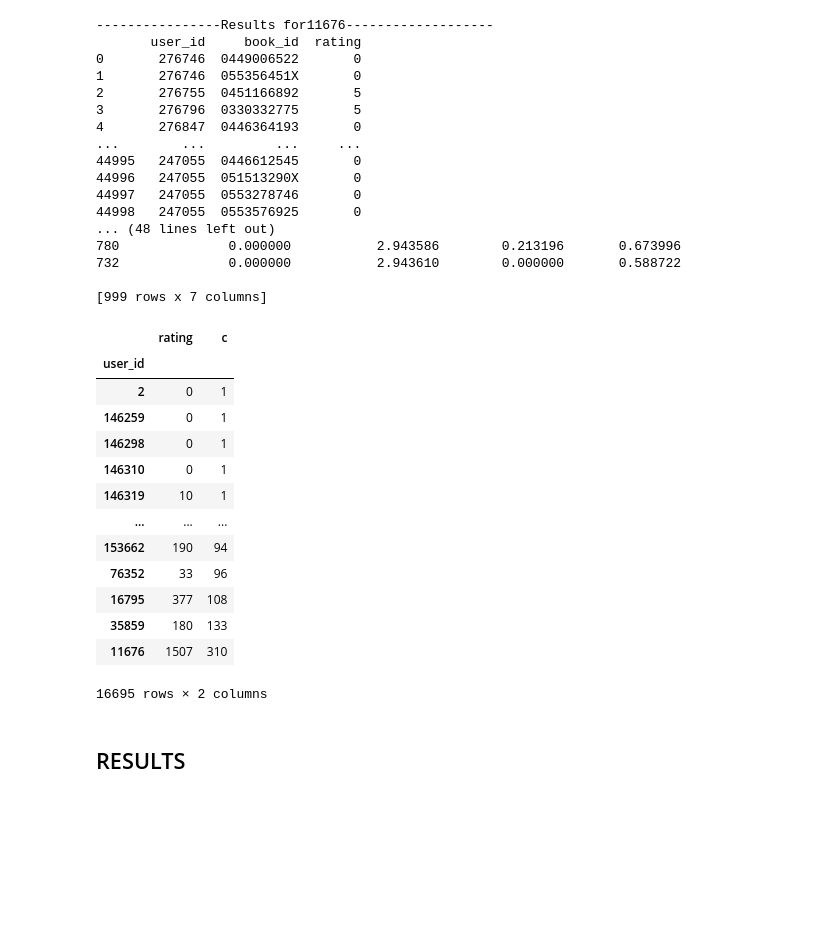
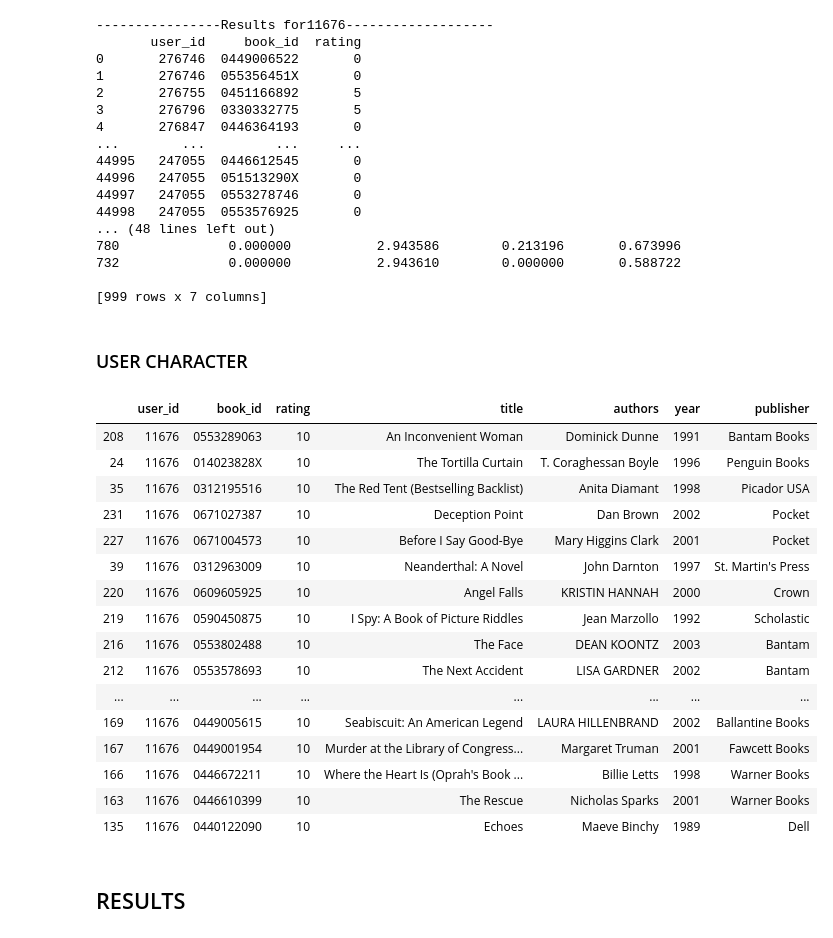
Before and after one commit to mcPear/recommender-systems-playground, a Jupyter notebook: hybrid/HybrydRS.ipynb, the cells around one changed output. Drawn from its saved outputs; the diff is of its cells as text; code cells hidden in the pictures; blank space fills up the shorter version.

```diff
--- a/hybrid/HybrydRS.ipynb
+++ b/hybrid/HybrydRS.ipynb
@@ -245,21 +246,30 @@ h = hybrid(userId,ratings)
+# %% [markdown]
+### USER CHARACTER
 # %%
-ratings = pd.read_csv('dataset/processed/FinalRatings.csv')[0:45000]
-ratings['c']=1
-ratings.groupby(['user_id']).sum().sort_values(by=['c'])
+finalRatings = pd.read_csv('dataset/processed/FinalRatings.csv')[0:45000]
+userRatings=finalRatings[finalRatings.user_id==11676]
+finalData=pd.read_csv('dataset/processed/FinalData.csv')
-# %% [output]
-|  | rating | c |
-| user_id |  |  |
-| 2 | 0 | 1 |
-| 146259 | 0 | 1 |
-| 146298 | 0 | 1 |
-| 146310 | 0 | 1 |
-| 146319 | 10 | 1 |
-| ... | ... | ... |
-| 153662 | 190 | 94 |
-| 76352 | 33 | 96 |
-| 16795 | 377 | 108 |
-| 35859 | 180 | 133 |
-| 11676 | 1507 | 310 |
-16695 rows × 2 columns
+# %%
+merged = pd.merge(userRatings, finalData, on=['book_id','book_id'])
+# %%
+merged.sort_values(by=['rating'],ascending=False).head(20)
+# %% [output]
+|  | user_id | book_id | rating | title | authors | year | publisher |
+| 208 | 11676 | 0553289063 | 10 | An Inconvenient Woman | Dominick Dunne | 1991 | Bantam Books |
+| 24 | 11676 | 014023828X | 10 | The Tortilla Curtain | T. Coraghessan Boyle | 1996 | Penguin Books |
+| 35 | 11676 | 0312195516 | 10 | The Red Tent (Bestselling Backlist) | Anita Diamant | 1998 | Picador USA |
+| 231 | 11676 | 0671027387 | 10 | Deception Point | Dan Brown | 2002 | Pocket |
+| 227 | 11676 | 0671004573 | 10 | Before I Say Good-Bye | Mary Higgins Clark | 2001 | Pocket |
+| 39 | 11676 | 0312963009 | 10 | Neanderthal: A Novel | John Darnton | 1997 | St. Martin's Press |
+| 220 | 11676 | 0609605925 | 10 | Angel Falls | KRISTIN HANNAH | 2000 | Crown |
+| 219 | 11676 | 0590450875 | 10 | I Spy: A Book of Picture Riddles | Jean Marzollo | 1992 | Scholastic |
+| 216 | 11676 | 0553802488 | 10 | The Face | DEAN KOONTZ | 2003 | Bantam |
+| 212 | 11676 | 0553578693 | 10 | The Next Accident | LISA GARDNER | 2002 | Bantam |
+| ... | ... | ... | ... | ... | ... | ... | ... |
+| 169 | 11676 | 0449005615 | 10 | Seabiscuit: An American Legend | LAURA HILLENBRAND | 2002 | Ballantine Books |
+| 167 | 11676 | 0449001954 | 10 | Murder at the Library of Congress... | Margaret Truman | 2001 | Fawcett Books |
+| 166 | 11676 | 0446672211 | 10 | Where the Heart Is (Oprah's Book ... | Billie Letts | 1998 | Warner Books |
+| 163 | 11676 | 0446610399 | 10 | The Rescue | Nicholas Sparks | 2001 | Warner Books |
+| 135 | 11676 | 0440122090 | 10 | Echoes | Maeve Binchy | 1989 | Dell |
 # %% [markdown]
 ## RESULTS
```
Also changed, not shown: parts of 6 cells of this notebook.
